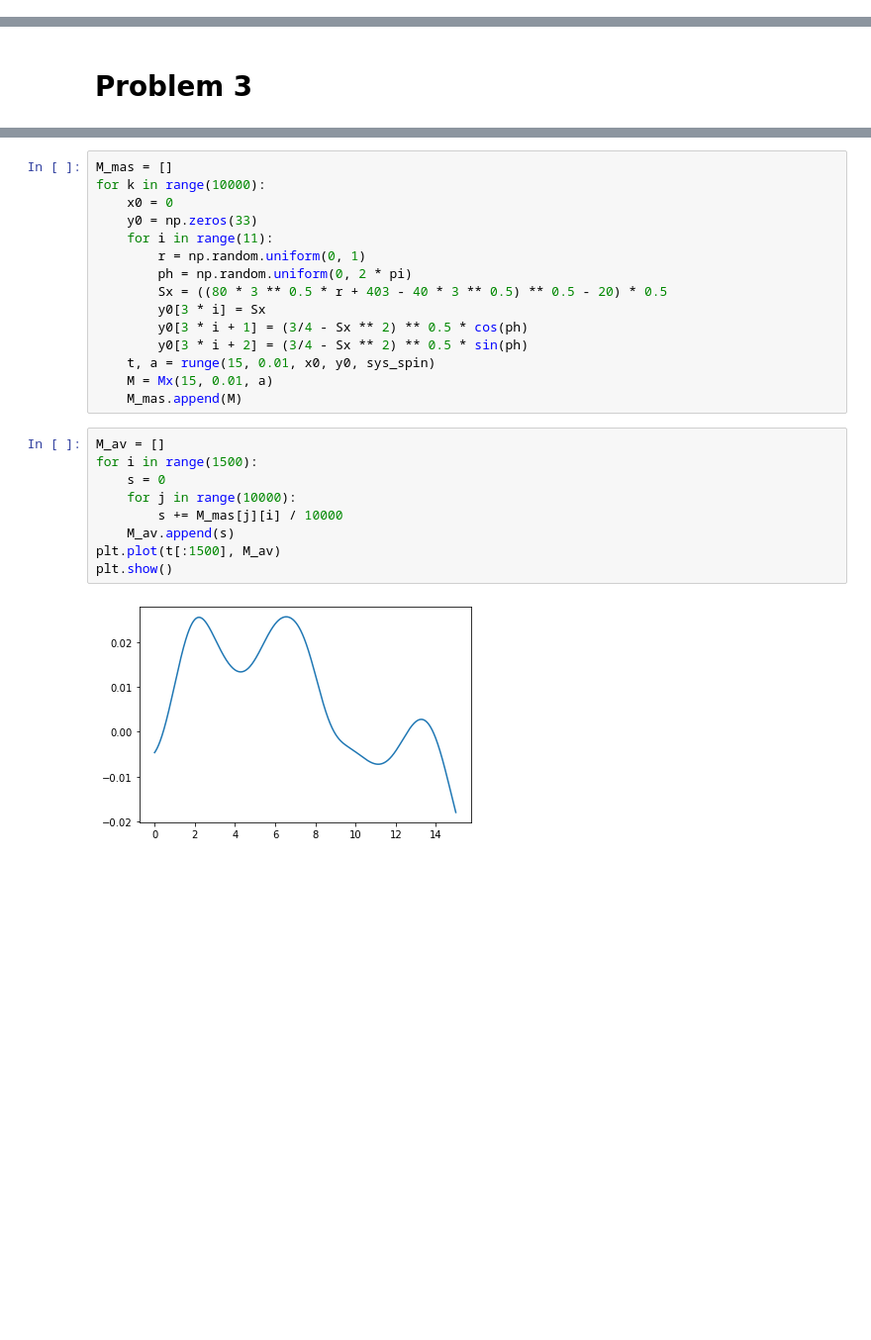
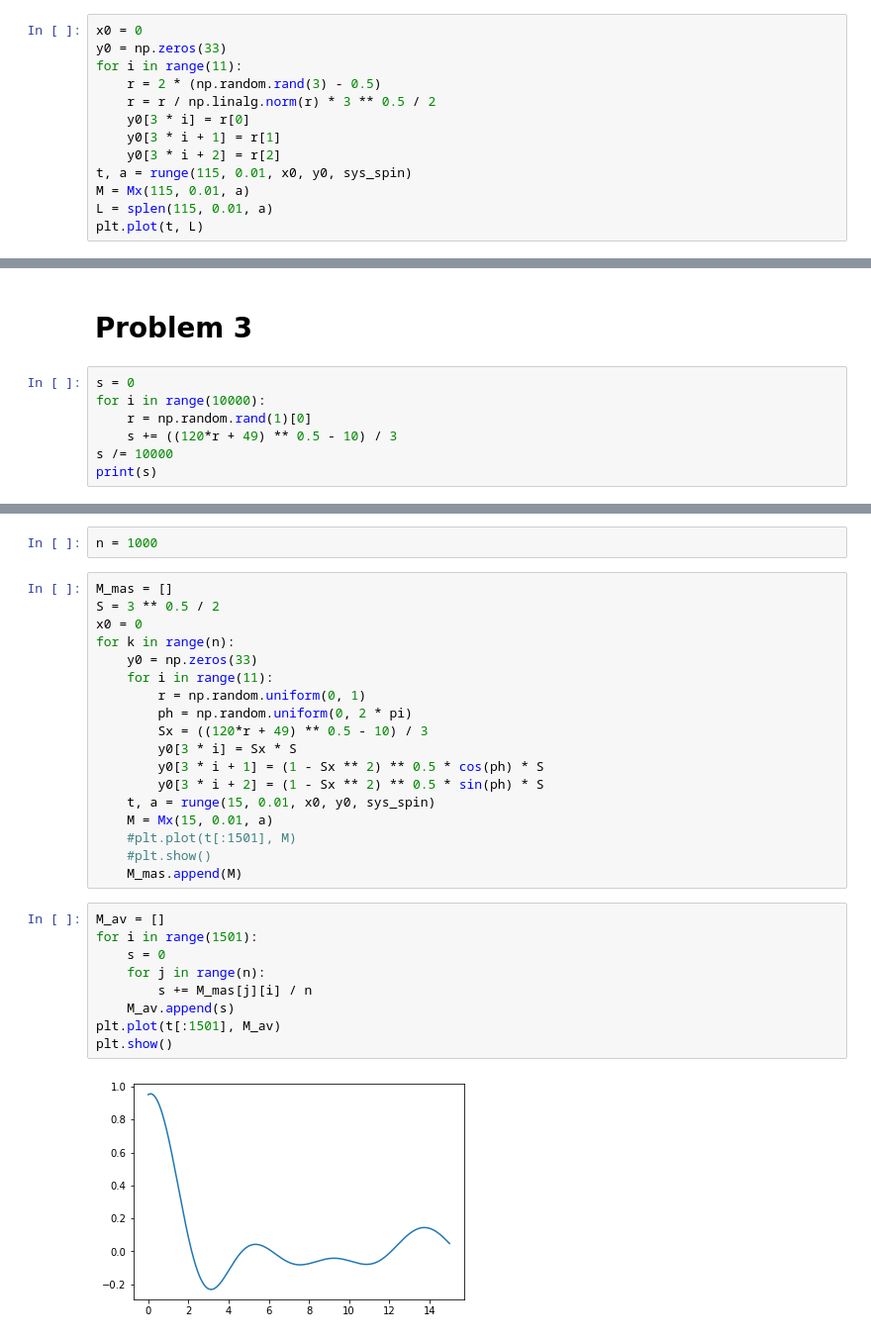
Before and after one commit to DecemberFlower/NMR_practice, a Jupyter notebook: Homework8(2, 3).ipynb, the cells around one changed output, grey strips where cells are left out. Shown: that part at 99% size. Saved outputs shown, nothing was run; the diff lists cells and outputs as text; blank space fills up the shorter version.

```diff
--- a/Homework8(2, 3).ipynb
+++ b/Homework8(2, 3).ipynb
@@ -70,3 +78,16 @@ for k in range(100):
     F_mas.append(f_mas)
 # %% [output]
 KeyboardInterrupt:
+# %%
+x0 = 0
+y0 = np.zeros(33)
+for i in range(11):
+    r = 2 * (np.random.rand(3) - 0.5)
+    r = r / np.linalg.norm(r) * 3 ** 0.5 / 2
+    y0[3 * i] = r[0]
+    y0[3 * i + 1] = r[1]
+    y0[3 * i + 2] = r[2]
+t, a = runge(115, 0.01, x0, y0, sys_spin)
+M = Mx(115, 0.01, a)
+L = splen(115, 0.01, a)
+plt.plot(t, L)
@@ -98,3 +142,10 @@ plt.show()
 [figure]
 # %% [markdown]
 # Problem 3
+# %%
+s = 0
+for i in range(10000):
+    r = np.random.rand(1)[0]
+    s += ((120*r + 49) ** 0.5 - 10) / 3
+s /= 10000
+print(s)
@@ -101,26 +154,31 @@ plt.show()
+# %%
+n = 1000
 # %%
 M_mas = []
-for k in range(10000):
-    x0 = 0
+S = 3 ** 0.5 / 2
+x0 = 0
+for k in range(n):
     y0 = np.zeros(33)
     for i in range(11):
         r = np.random.uniform(0, 1)
         ph = np.random.uniform(0, 2 * pi)
-        Sx = ((80 * 3 ** 0.5 * r + 403 - 40 * 3 ** 0.5) ** 0.5 - 20) * 0.5
-        y0[3 * i] = Sx
-        y0[3 * i + 1] = (3/4 - Sx ** 2) ** 0.5 * cos(ph)
-        y0[3 * i + 2] = (3/4 - Sx ** 2) ** 0.5 * sin(ph)
+        Sx = ((120*r + 49) ** 0.5 - 10) / 3
+        y0[3 * i] = Sx * S
+        y0[3 * i + 1] = (1 - Sx ** 2) ** 0.5 * cos(ph) * S
+        y0[3 * i + 2] = (1 - Sx ** 2) ** 0.5 * sin(ph) * S
     t, a = runge(15, 0.01, x0, y0, sys_spin)
     M = Mx(15, 0.01, a)
+    #plt.plot(t[:1501], M)
+    #plt.show()
     M_mas.append(M)
 # %%
 M_av = []
-for i in range(1500):
+for i in range(1501):
     s = 0
-    for j in range(10000):
-        s += M_mas[j][i] / 10000
+    for j in range(n):
+        s += M_mas[j][i] / n
     M_av.append(s)
-plt.plot(t[:1500], M_av)
+plt.plot(t[:1501], M_av)
 plt.show()
 # %% [output]
-[figure, old version]
+[figure, new version]
```
Also changed, not shown: parts of 8 cells of this notebook.
